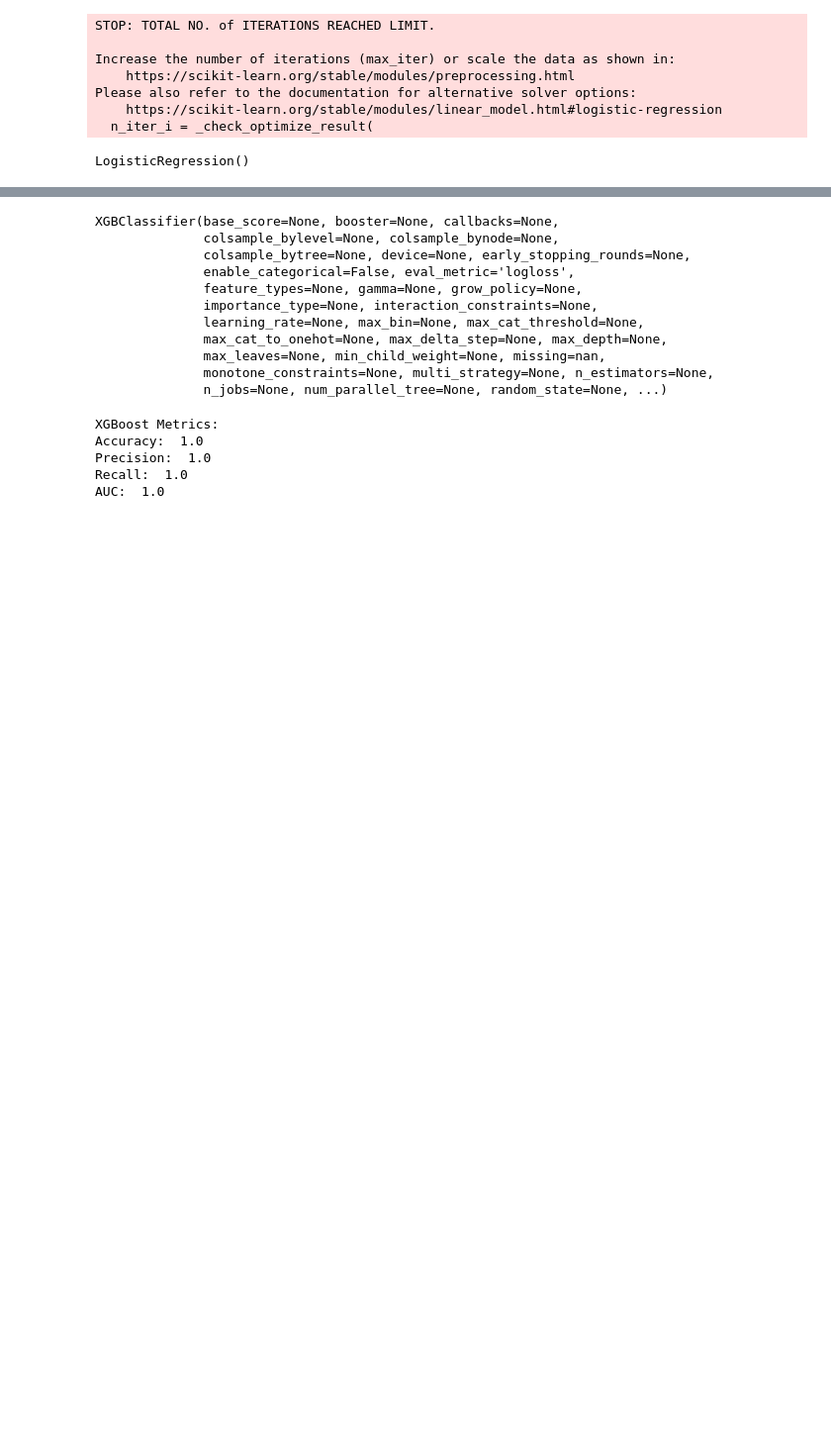
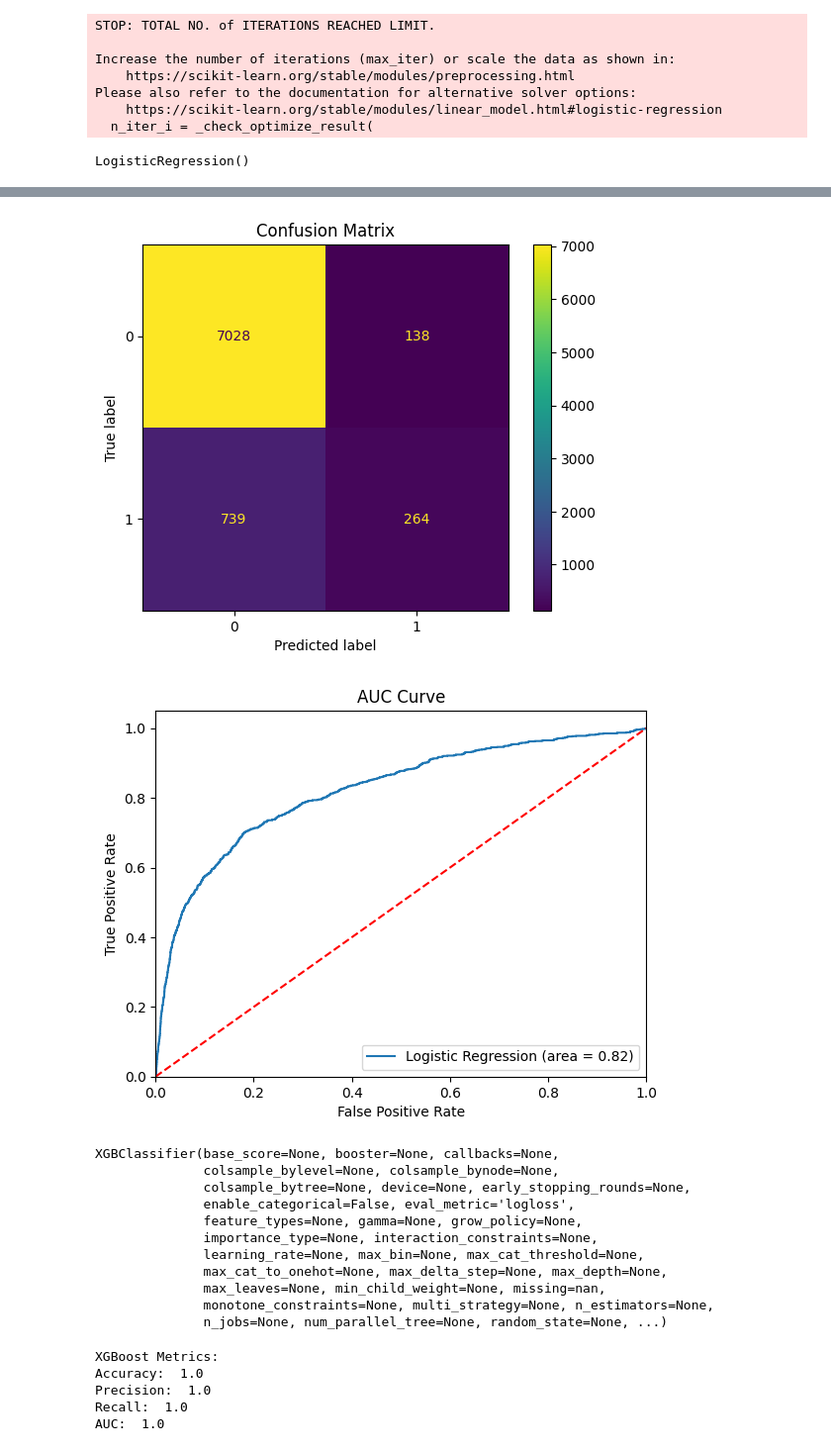
Before and after one commit to konradbachusz/AI-training, a Jupyter notebook: classification/basic_banking_classification.ipynb, the cells around one changed output, grey strips where cells are left out. Shown: that part at 99% size. Saved outputs shown, nothing was run; the diff lists cells and outputs as text; code cells hidden in the pictures; blank space fills up the shorter version.

Commit message:
confusion matrix

```diff
--- a/classification/basic_banking_classification.ipynb
+++ b/classification/basic_banking_classification.ipynb
@@ -77,26 +73,36 @@ Confusion Matrix:
 # %%
 
 
 # Print accuracy, precision, recall and AUC of the model and show the confusion matrix
 y_pred_lr = lr.predict(X_test)
 y_pred_proba_lr = lr.predict_proba(X_test)[:,1]
 fpr_lr, tpr_lr, _ = roc_curve(y_test, y_pred_proba_lr)
 roc_auc_lr = auc(fpr_lr, tpr_lr)
 
 # Plot confusion matrix and AUC curve
-ConfusionMatrixDisplay(confusion_matrix(y_test, y_pred_lr))
+# ConfusionMatrixDisplay(confusion_matrix(y_test, y_pred_lr))
+# plt.show()
+
+
+ConfusionMatrixDisplay.from_predictions(
+   y_test, y_pred_lr)
+plt.title('Confusion Matrix')
 plt.show()
+
 
 plt.figure()
 plt.plot(fpr_lr, tpr_lr, label='Logistic Regression (area = %0.2f)' % roc_auc_lr)
 plt.plot([0, 1], [0, 1],'r--')
 plt.xlim([0.0, 1.0])
 plt.ylim([0.0, 1.05])
 plt.xlabel('False Positive Rate')
 plt.ylabel('True Positive Rate')
 plt.title('AUC Curve')
 plt.legend(loc="lower right")
 plt.show()
+# %% [output]
+[figure, added]
+[figure, added]
 # %%
 
 # Train a XGBoost machine learning model
```
Also changed, not shown: parts of 1 cell of this notebook.
